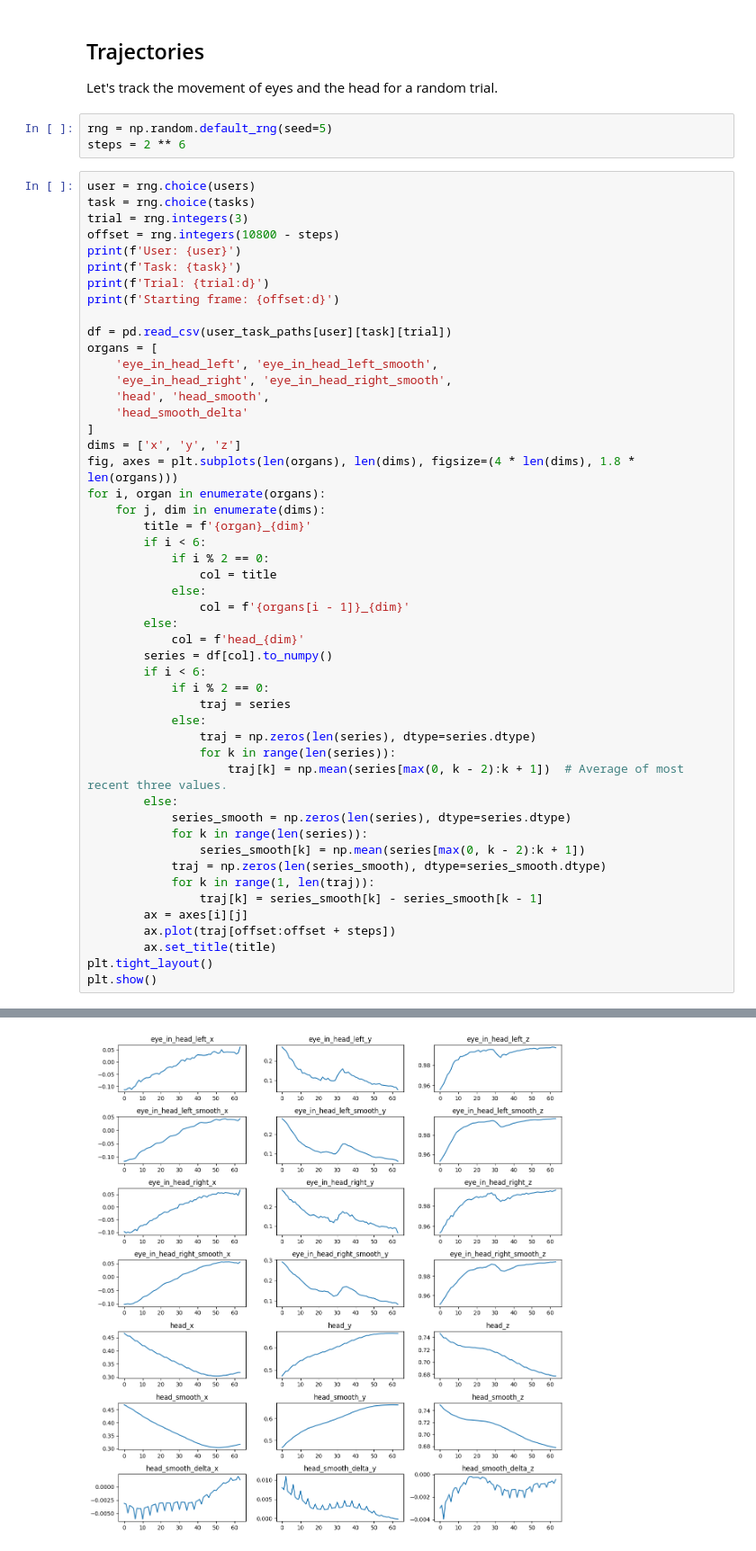
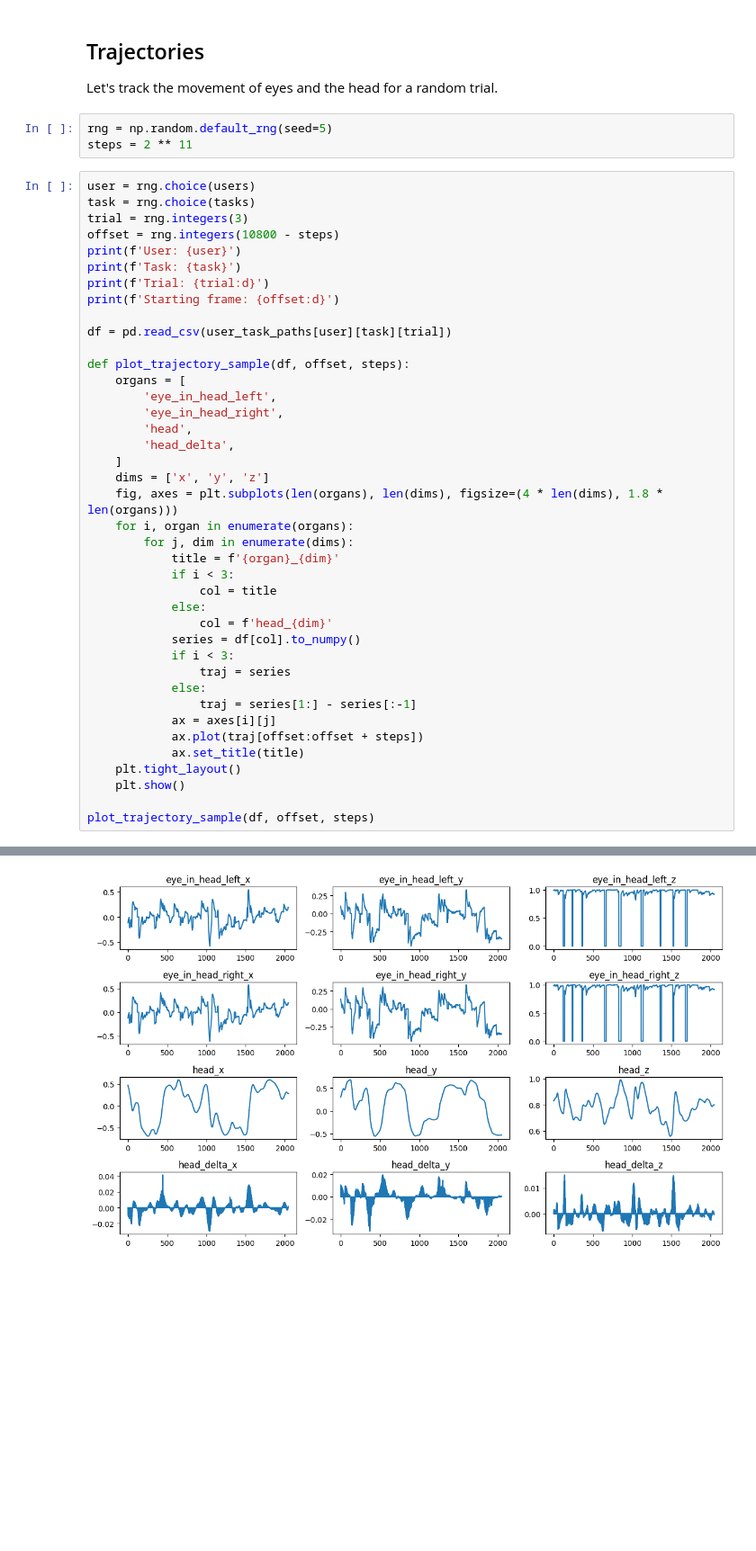
Before and after one commit to aria-lab-code/vr-exoskeleton, a Jupyter notebook: notebooks/explore.ipynb, the cells around one changed output, grey strips where cells are left out. Shown: that part at 90% size. Drawn from its saved outputs; the diff is of its cells as text; blank space fills up the shorter version.

```diff
--- a/notebooks/explore.ipynb
+++ b/notebooks/explore.ipynb
@@ -384,7 +384,7 @@ NUMBER OF CONTIGUOUS BLINKING SEGMENTS
 Let's track the movement of eyes and the head for a random trial.
 # %%
 rng = np.random.default_rng(seed=5)
-steps = 2 ** 6
+steps = 2 ** 11
 # %%
 user = rng.choice(users)
 task = rng.choice(tasks)
@@ -396,44 +396,35 @@ print(f'Trial: {trial:d}')
 print(f'Starting frame: {offset:d}')
 
 df = pd.read_csv(user_task_paths[user][task][trial])
-organs = [
-    'eye_in_head_left', 'eye_in_head_left_smooth',
-    'eye_in_head_right', 'eye_in_head_right_smooth',
-    'head', 'head_smooth',
-    'head_smooth_delta'
-]
-dims = ['x', 'y', 'z']
-fig, axes = plt.subplots(len(organs), len(dims), figsize=(4 * len(dims), 1.8 * len(organs)))
-for i, organ in enumerate(organs):
-    for j, dim in enumerate(dims):
-        title = f'{organ}_{dim}'
-        if i < 6:
-            if i % 2 == 0:
+
+def plot_trajectory_sample(df, offset, steps):
+    organs = [
+        'eye_in_head_left',
+        'eye_in_head_right',
+        'head',
+        'head_delta',
+    ]
+    dims = ['x', 'y', 'z']
+    fig, axes = plt.subplots(len(organs), len(dims), figsize=(4 * len(dims), 1.8 * len(organs)))
+    for i, organ in enumerate(organs):
+        for j, dim in enumerate(dims):
+            title = f'{organ}_{dim}'
+            if i < 3:
                 col = title
             else:
-                col = f'{organs[i - 1]}_{dim}'
-        else:
-            col = f'head_{dim}'
-        series = df[col].to_numpy()
-        if i < 6:
-            if i % 2 == 0:
+                col = f'head_{dim}'
+            series = df[col].to_numpy()
+            if i < 3:
                 traj = series
             else:
-                traj = np.zeros(len(series), dtype=series.dtype)
-                for k in range(len(series)):
-                    traj[k] = np.mean(series[max(0, k - 2):k + 1])  # Average of most recent three values.
-        else:
-            series_smooth = np.zeros(len(series), dtype=series.dtype)
-            for k in range(len(series)):
-                series_smooth[k] = np.mean(series[max(0, k - 2):k + 1])
-            traj = np.zeros(len(series_smooth), dtype=series_smooth.dtype)
-            for k in range(1, len(traj)):
-                traj[k] = series_smooth[k] - series_smooth[k - 1]
-        ax = axes[i][j]
-        ax.plot(traj[offset:offset + steps])
-        ax.set_title(title)
-plt.tight_layout()
-plt.show()
+                traj = series[1:] - series[:-1]
+            ax = axes[i][j]
+            ax.plot(traj[offset:offset + steps])
+            ax.set_title(title)
+    plt.tight_layout()
+    plt.show()
+
+plot_trajectory_sample(df, offset, steps)
 # %% [output]
 User: User14
 Task: RapidVisualSearchAvoidance
@@ -442,4 +433,4 @@ Starting frame: 8674
-[figure, old version]
+[figure, new version]
 # %% [markdown]
 - **Eyes**: The trajectories for eyes are choppy. I think the eye tracker readings are slightly inaccurate; either that, or our eyes really do oscillate a tiny bit all the time.
 - **Head**: The head movements are somewhat smooth... except the latency for the accelerometer (or whatever) seems to be slower than the latency of the eye tracker. It looks like the head position is repeated (i.e., a new position is not sensed) at about every fourth frame.
```
Also changed, not shown: parts of 5 cells of this notebook, 7 other files.
